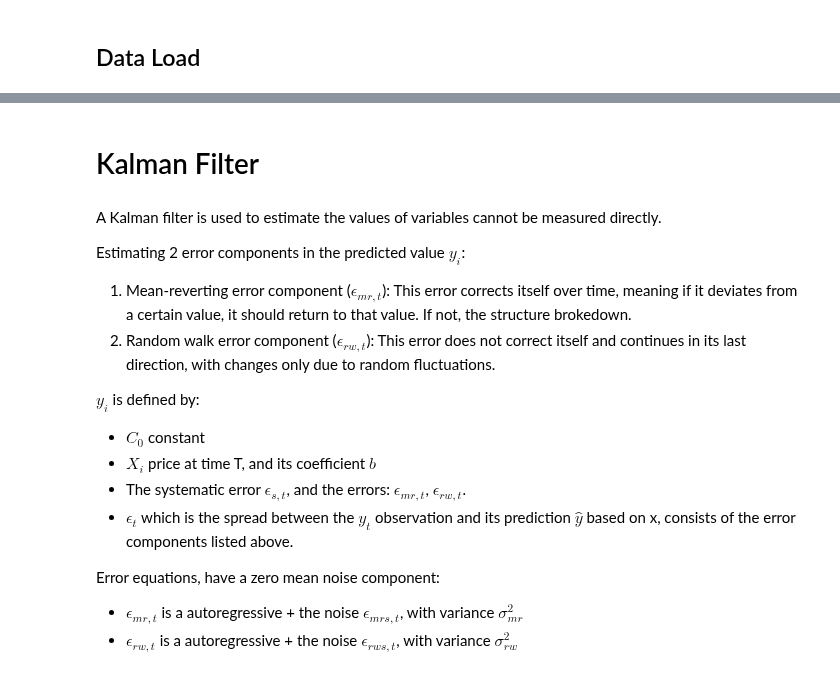
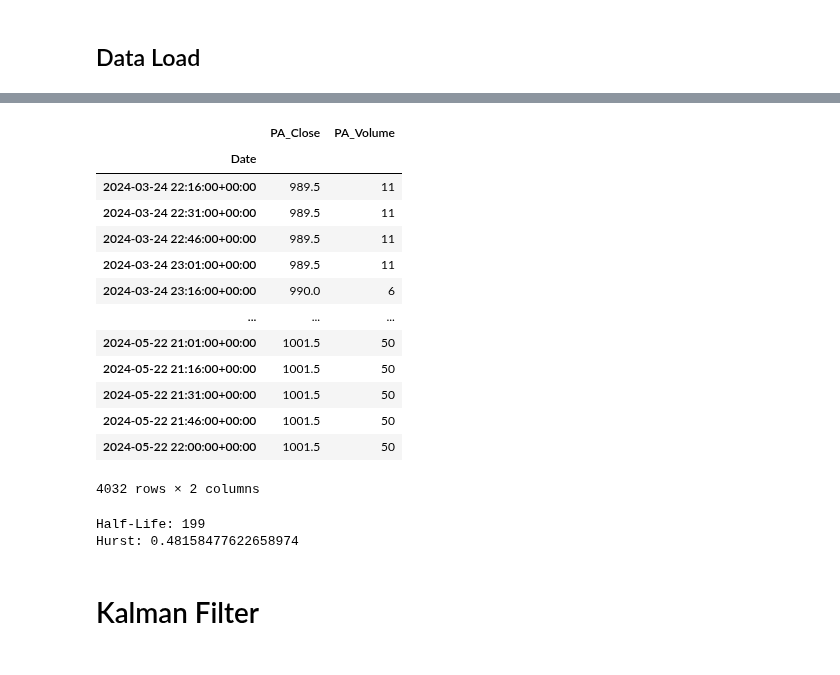
Before and after one commit to adamd1985/intra_day_futures_arb, a Jupyter notebook: ta_stat_model.ipynb, the cells around one changed output, grey strips where cells are left out. Cells and saved outputs as stored; diff of their text form; code cells hidden in the pictures.

```diff
--- a/ta_stat_model.ipynb
+++ b/ta_stat_model.ipynb
@@ -90,6 +111,21 @@ plt.show()
 # %%
-target_fut_df = futs_df[[f"{TARGET_FUT}_Close"]]
+target_fut_df = futs_df[[f"{TARGET_FUT}_Close", f"{TARGET_FUT}_Volume"]]
 target_fut_df
+# %% [output]
+|  | PA_Close | PA_Volume |
+| Date |  |  |
+| 2024-03-24 22:16:00+00:00 | 989.5 | 11 |
+| 2024-03-24 22:31:00+00:00 | 989.5 | 11 |
+| 2024-03-24 22:46:00+00:00 | 989.5 | 11 |
+| 2024-03-24 23:01:00+00:00 | 989.5 | 11 |
+| 2024-03-24 23:16:00+00:00 | 990.0 | 6 |
+| ... | ... | ... |
+| 2024-05-22 21:01:00+00:00 | 1001.5 | 50 |
+| 2024-05-22 21:16:00+00:00 | 1001.5 | 50 |
+| 2024-05-22 21:31:00+00:00 | 1001.5 | 50 |
+| 2024-05-22 21:46:00+00:00 | 1001.5 | 50 |
+| 2024-05-22 22:00:00+00:00 | 1001.5 | 50 |
+4032 rows × 2 columns
 # %%
 from quant_equations import get_ou, get_annualized_factor, calc_annualized_sharpe, deflated_sharpe_ratio
 
@@ -97,22 +133,9 @@ HALF_LIFE, HURST = get_ou(target_fut_df, f"{TARGET_FUT}_Close")
 
 print("Half-Life:", HALF_LIFE)
 print("Hurst:", HURST)
+# %% [output]
+Half-Life: 199
+Hurst: 0.48158477622658974
 # %% [markdown]
 # Kalman Filter
-# %% [markdown]
-A Kalman filter is used to estimate the values of variables cannot be measured directly.
-
-Estimating 2 error components in the predicted value $y_i$:
-1. Mean-reverting error component ($\epsilon_{mr,t}$): This error corrects itself over time, meaning if it deviates from a certain value, it should return to that value. If not, the structure brokedown.
-2. Random walk error component ($\epsilon_{rw,t}$): This error does not correct itself and continues in its last direction, with changes only due to random fluctuations.
-
-$y_i$ is defined by:
-- $C_0$ constant
-- $X_i$ price at time T, and its coefficient $b$
-- The systematic error $\epsilon_{s,t}$, and the errors: $\epsilon_{mr,t}$, $\epsilon_{rw,t}$.
-- $\epsilon_t$ which is the spread between the $y_t$ observation and its prediction $\hat{y}$ based on x, consists of the error components listed above.
-
-Error equations, have a zero mean noise component:
-- $\epsilon_{mr,t}$ is a autoregressive + the noise $\epsilon_{mrs,t}$, with variance $\sigma^2_{mr}$
-- $\epsilon_{rw,t}$ is a autoregressive + the noise $\epsilon_{rws,t}$, with variance $\sigma^2_{rw}$
 # %% [markdown]
```
Also changed, not shown: parts of 19 cells of this notebook, 55 other files.
